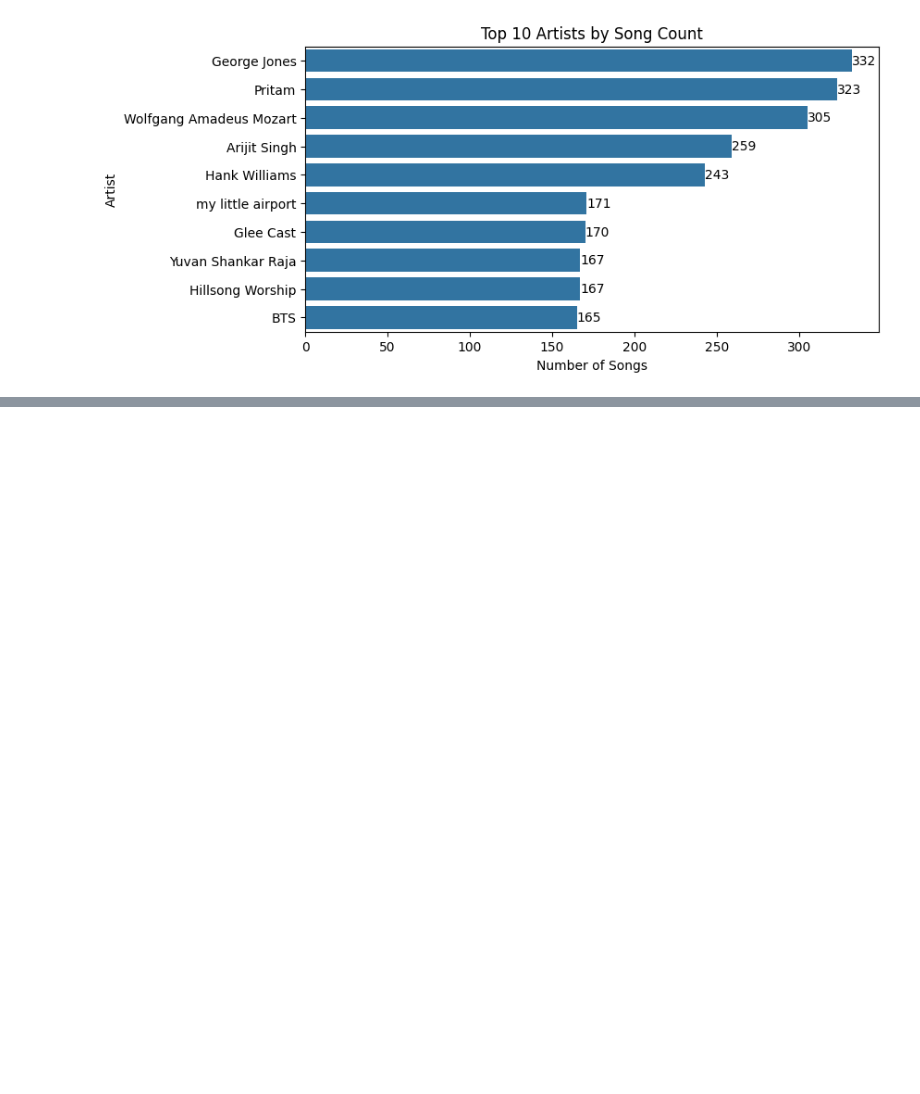
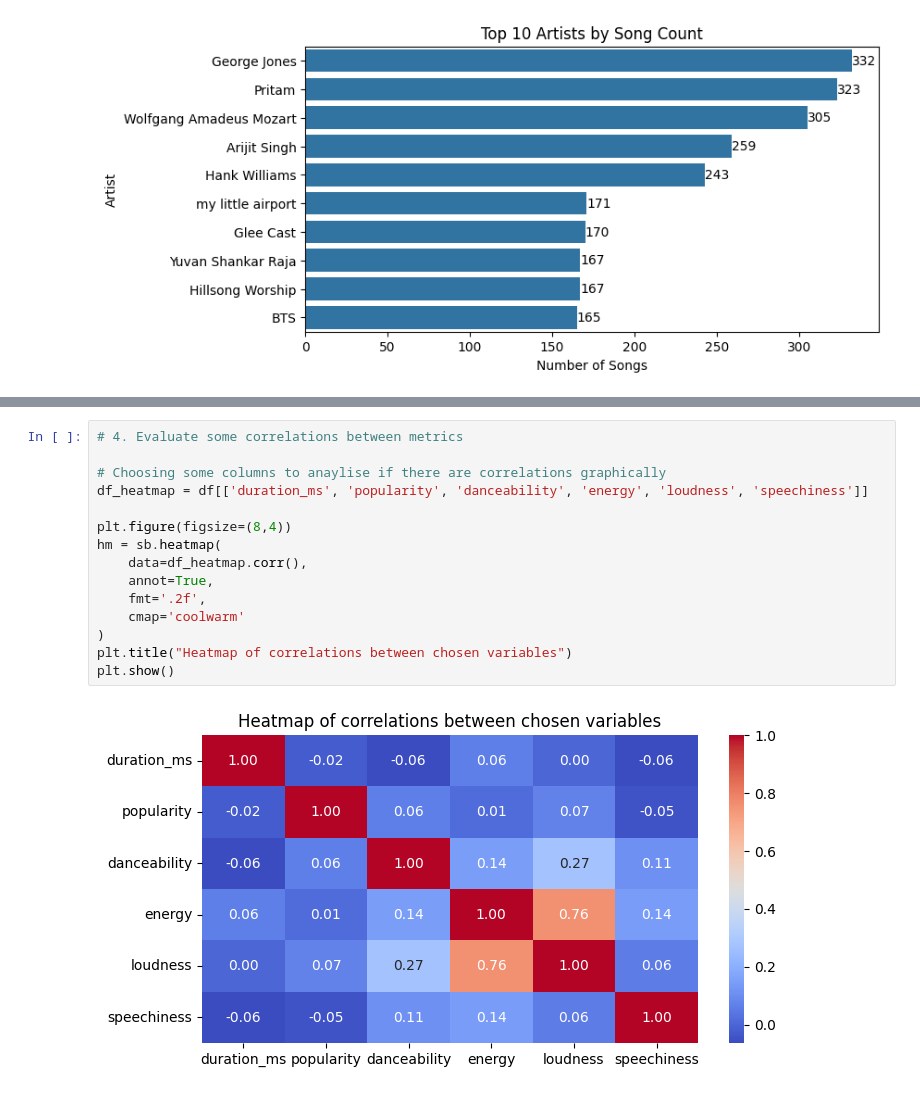
Before and after one commit to puck-arthur/data-learning, a Jupyter notebook: notebooks/week1-python-pandas-refresher.ipynb, the cells around one changed output, grey strips where cells are left out. Drawn from its saved outputs; the diff is of its cells as text; blank space fills up the shorter version.

```diff
--- a/notebooks/week1-python-pandas-refresher.ipynb
+++ b/notebooks/week1-python-pandas-refresher.ipynb
@@ -223,0 +314,17 @@ plt.show()
+# %%
+# 4. Evaluate some correlations between metrics
+
+# Choosing some columns to anaylise if there are correlations graphically
+df_heatmap = df[['duration_ms', 'popularity', 'danceability', 'energy', 'loudness', 'speechiness']]
+
+plt.figure(figsize=(8,4))
+hm = sb.heatmap(
+    data=df_heatmap.corr(),
+    annot=True,
+    fmt='.2f',
+    cmap='coolwarm'
+)
+plt.title("Heatmap of correlations between chosen variables")
+plt.show()
+# %% [output]
+[figure, added]
```
Also changed, not shown: parts of 6 cells of this notebook.
